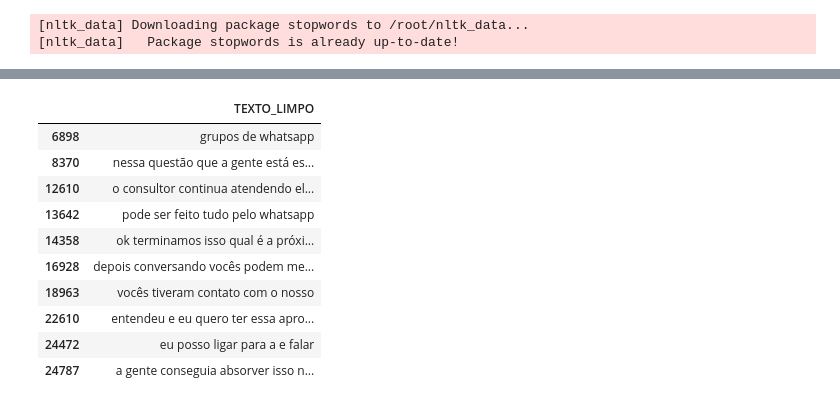
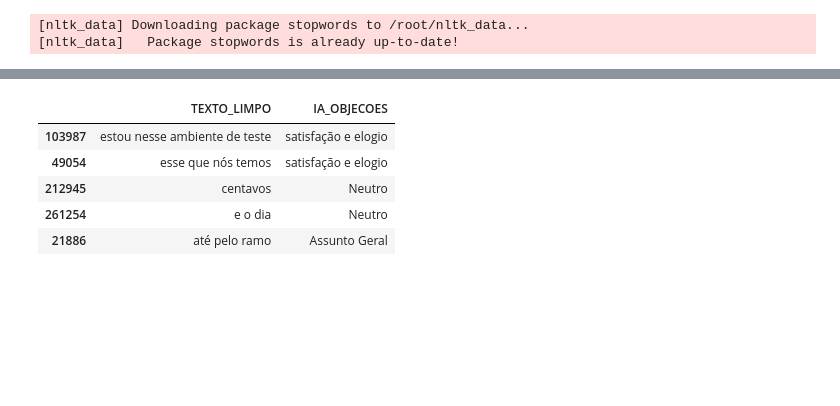
Before and after one commit to TOTVScontext/DataScience, a Jupyter notebook: Context.ipynb, the cells around one changed output, grey strips where cells are left out. Saved outputs shown, nothing was run; the diff lists cells and outputs as text; code cells hidden in the pictures; blank space fills up the shorter version.

Commit message:
cacando termos relacionados a custo e concorrencia, criando graficos e respostas no terminal desses dados

```diff
--- a/Context.ipynb
+++ b/Context.ipynb
@@ -32,7 +53,7 @@ stop_words_custom = {
     'cara'
 }
 
-#Baseado noq fgoi encontrado com n-grams
+#Baseado noq foi encontrado com n-grams
 categorias = {
     'Financeiro': 'contas pagar|pagar receber|financeiro|boleto|faturamento|nota|fical|pix|cartão|transferência|valor',
     'RH/Operacional': 'relógio ponto|ponto|jornada|colaborador|horas',
@@ -78,6 +99,36 @@ def categorizar_reuniao(texto):
   return tags_encontradas if tags_encontradas else ['Geral']
 
 
+#--------------------------------------------------------------------------------------------------------------
+#Ia para achar os freagmentos das reunioes sobre preco e incertezas
+from transformers import pipeline
+#tecnica de zero-shot
+classificador = pipeline("zero-shot-classification", model="facebook/bart-large-mnli")
+
+if 'TEXTO_LIMPO' not in df.columns:
+    print("A coluna estava faltando! Criando TEXTO_LIMPO agora...")
+    df['TEXTO_LIMPO'] = df['ANON_TRANSCRICAO'].apply(limpar_transcricao)
+df_amostra = df.head(1000).copy()
+
+def identificar_objecoes_ia(texto):
+    if len(texto) < 10: return "Neutro"
+    labels_objetivo = ["problema de orçamento ou preço", "dificuldade técnica ou dúvida", "menção a empresa concorrente", "satisfação e elogio"]
+    resultado = classificador(texto, labels_objetivo, hypothesis_template="Este trecho indica {}.")
+
+    top_label = resultado['labels'][0]
+    top_score = resultado['scores'][0]
+    return top_label if top_score > 0.4 else "Assunto Geral"
+
+df_real = df.dropna(subset=['ANON_TRANSCRICAO']).copy()
+amostra_viva = df_real.sample(5)
+
+print("Agora sim! Analisando textos que existem...")
+amostra_viva['IA_OBJECOES'] = amostra_viva['TEXTO_LIMPO'].apply(identificar_objecoes_ia)
+
+display(amostra_viva[['TEXTO_LIMPO', 'IA_OBJECOES']])
+#----------------------------------------------------------------------------------------------------
+
+
 #Texto limpo
 print("Aplicando limpeza pesada e processando vocabulário...")
 df['TEXTO_LIMPO'] = df['ANON_TRANSCRICAO'].apply(limpar_transcricao)
@@ -87,6 +138,17 @@ df['TEM_PROXIMO_PASSO'] = df['TEXTO_LIMPO'].str.contains(gatilhos, case=False, n
 
 print("--- CONTADOR DE GATILHOS ---")
 print(df['TEM_PROXIMO_PASSO'].value_counts())
+
+# melhoria do codigo da ia de verificacao
+df_ouro = df[(df['TEM_PROXIMO_PASSO'] == True) & (df['TEXTO_LIMPO'].str.len() > 20)].copy()
+print(f"Filtragem concluída! Das 87 reuniões, temos {len(df_ouro)} prontas para a análise profunda.")
+print("Iniciando a IA nas reuniões de elite... aguarde.")
+df_ouro['IA_OBJECOES'] = df_ouro['TEXTO_LIMPO'].apply(identificar_objecoes_ia)
+print("\n--- RESULTADO DO TESTE DE OURO ---")
+# Mostramos o texto e o que a IA interpretou dele
+display(df_ouro[['TEXTO_LIMPO', 'IA_OBJECOES']].head(15))
+#
+
 print("\n--- AMOSTRA DOS 10 PRIMEIROS GATILHOS ENCONTRADOS ---")
 display(df[df['TEM_PROXIMO_PASSO'] == True][['TEXTO_LIMPO']].head(10))
 
@@ -104,6 +166,22 @@ fig_temas = px.bar(df_interessante['TAGS'].value_counts().reset_index(),
 fig_temas.show()
 
 
+# filtro final pilar 1
+import plotly.express as px
+
+df_final_viz = df_ouro[~df_ouro['IA_OBJECOES'].isin(['Assunto Geral', 'Neutro'])]
+
+fig_objecoes = px.pie(df_final_viz, names='IA_OBJECOES',
+             title='Pilar 1 (C): Análise Semântica de Objeções (IA Deep Learning)',
+             hole=0.4,
+             color_discrete_sequence=px.colors.qualitative.Pastel)
+
+fig_objecoes.update_traces(textinfo='percent+label')
+fig_objecoes.show()
+
+# 3. Um resumo rápido no console para conferir
+print(f"Total de reuniões analisadas pela IA: {len(df_ouro)}")
+print(f"Objeções claras detectadas: {len(df_final_viz)}")
 #TERMOS MAIS FREQUENTES
 
 todas_palavras = [palavra for sublist in df['TOKENS'] for palavra in sublist]
@@ -121,10 +199,8 @@ fig_palavras.show()
 
 
 
-
-
-#Codigo gerado por ia para achar padroes e identificar as categorias principais das reunioes
-from sklearn.feature_extraction.text import CountVectorizer
+#Codigo gerado por ia para achar padroes e identificar as categorias principais das reunioes (UTILIZADO SOMENTE PARA FINS DE PRODUTIVIDADE)
+'''from sklearn.feature_extraction.text import CountVectorizer
 
 docs = df['TEXTO_LIMPO'].dropna().head(10000)
 vec = CountVectorizer(ngram_range=(2, 2), stop_words=list(stop_words_pt)).fit(docs)
@@ -135,7 +211,7 @@ words_freq = [(word, sum_words[0, idx]) for word, idx in vec.vocabulary_.items()
 words_freq = sorted(words_freq, key = lambda x: x[1], reverse=True)
 
 print("Os 15 assuntos (pares) mais falados são:")
-display(words_freq[:15])
+display(words_freq[:15])'''
 # %% [output]
 [nltk_data] Downloading package stopwords to /root/nltk_data...
 [nltk_data]   Package stopwords is already up-to-date!
@@ -150,11 +220,6 @@ Name: count, dtype: int64
-|  | TEXTO_LIMPO |
-| 6898 | grupos de whatsapp |
-| 8370 | nessa questão que a gente está es... |
-| 12610 | o consultor continua atendendo el... |
-| 13642 | pode ser feito tudo pelo whatsapp |
-| 14358 | ok terminamos isso qual é a próxi... |
-| 16928 | depois conversando vocês podem me... |
-| 18963 | vocês tiveram contato com o nosso |
-| 22610 | entendeu e eu quero ter essa apro... |
-| 24472 | eu posso ligar para a e falar |
-| 24787 | a gente conseguia absorver isso n... |
+|  | TEXTO_LIMPO | IA_OBJECOES |
+| 103987 | estou nesse ambiente de teste | satisfação e elogio |
+| 49054 | esse que nós temos | satisfação e elogio |
+| 212945 | centavos | Neutro |
+| 261254 | e o dia | Neutro |
+| 21886 | até pelo ramo | Assunto Geral |
```
Also changed, not shown: parts of 5 cells of this notebook.
